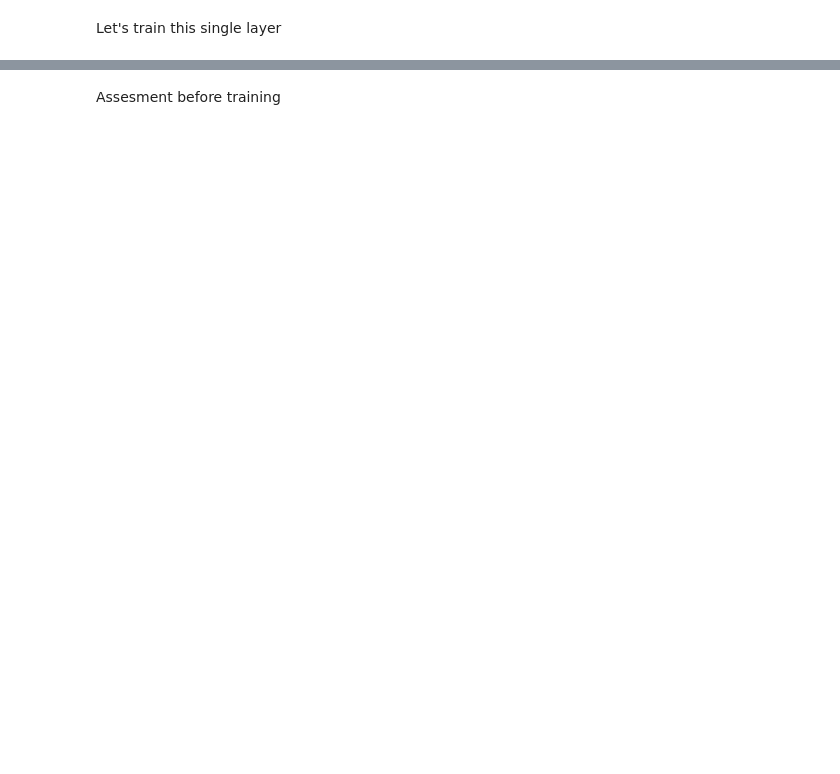
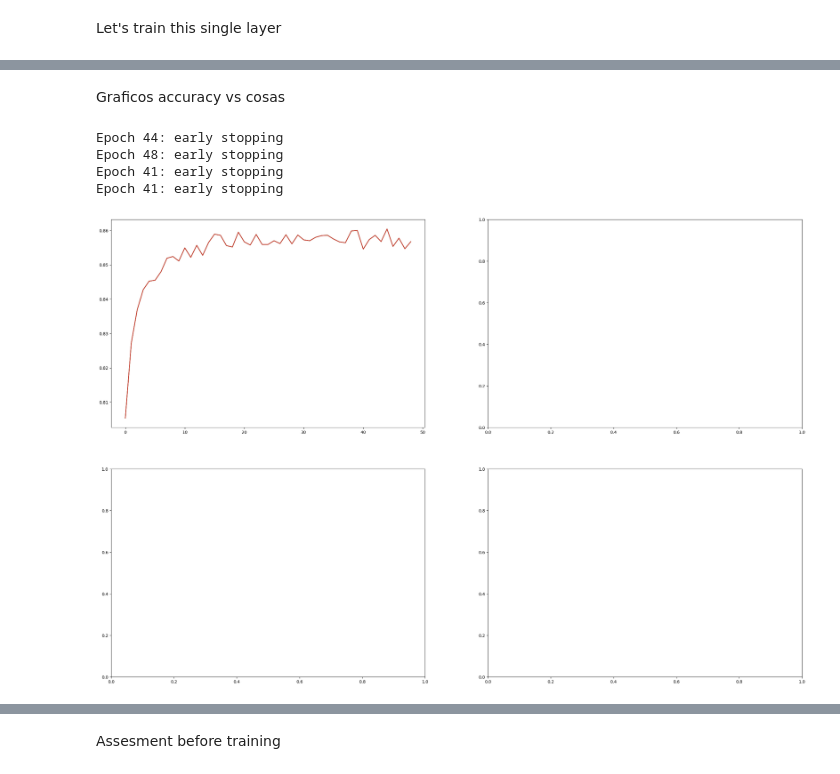
Before and after one commit to fnmolina/neural-networks-classification-regression-project, a Jupyter notebook: ej1.ipynb, the cells around one changed output, grey strips where cells are left out. Saved outputs shown, nothing was run; the diff lists cells and outputs as text; code cells hidden in the pictures; blank space fills up the shorter version.

```diff
--- a/ej1.ipynb
+++ b/ej1.ipynb
@@ -259,0 +232,41 @@ _________________________________________________________________
+# %% [markdown]
+Graficos accuracy vs cosas
+# %%
+learning_rate = [1, 0.1, 0.01, 0.001]
+
+f, axis = plt.subplots(2, 2, figsize=(30, 20))
+
+for i in range(len(learning_rate)):
+    K.clear_session()
+    model = classification_model( x_train.shape,
+                                    output_size = 10,
+                                    hidden_layers_size = 0,
+                                    hidden_layers_units = [0],
+                                    hidden_activation = 'sigmoid',
+                                    kernel_initializer= 'random_normal',
+                                    dropout_rate = 0.0,
+                                    regularizer = None,
+                                    regularizer_rate = 0.001,
+                                    bias_initializer = 'zeros',
+                                    use_batch_normalization=False,
+                                    lr = learning_rate[i],
+                                    decay = 0,
+                                    out_softmax = True
+                                    )
+    model.fit(x_train,
+                       y_train_categorical,
+                       epochs=500, batch_size=128,
+                       verbose=0,
+                       validation_data = (x_val, y_val_categorical),
+                       callbacks=[callback_EarlyStopping()],
+                      )
+    axis[0,0].plot(model_0.history.history['val_accuracy'], label = "LR = " + str(learning_rate[i]))
+    axis[0,0].legend()
+
+f.show()
+# %% [output]
+Epoch 44: early stopping
+Epoch 48: early stopping
+Epoch 41: early stopping
+Epoch 41: early stopping
+[figure, added]
```
Also changed, not shown: parts of 30 cells of this notebook, 2 other files.
